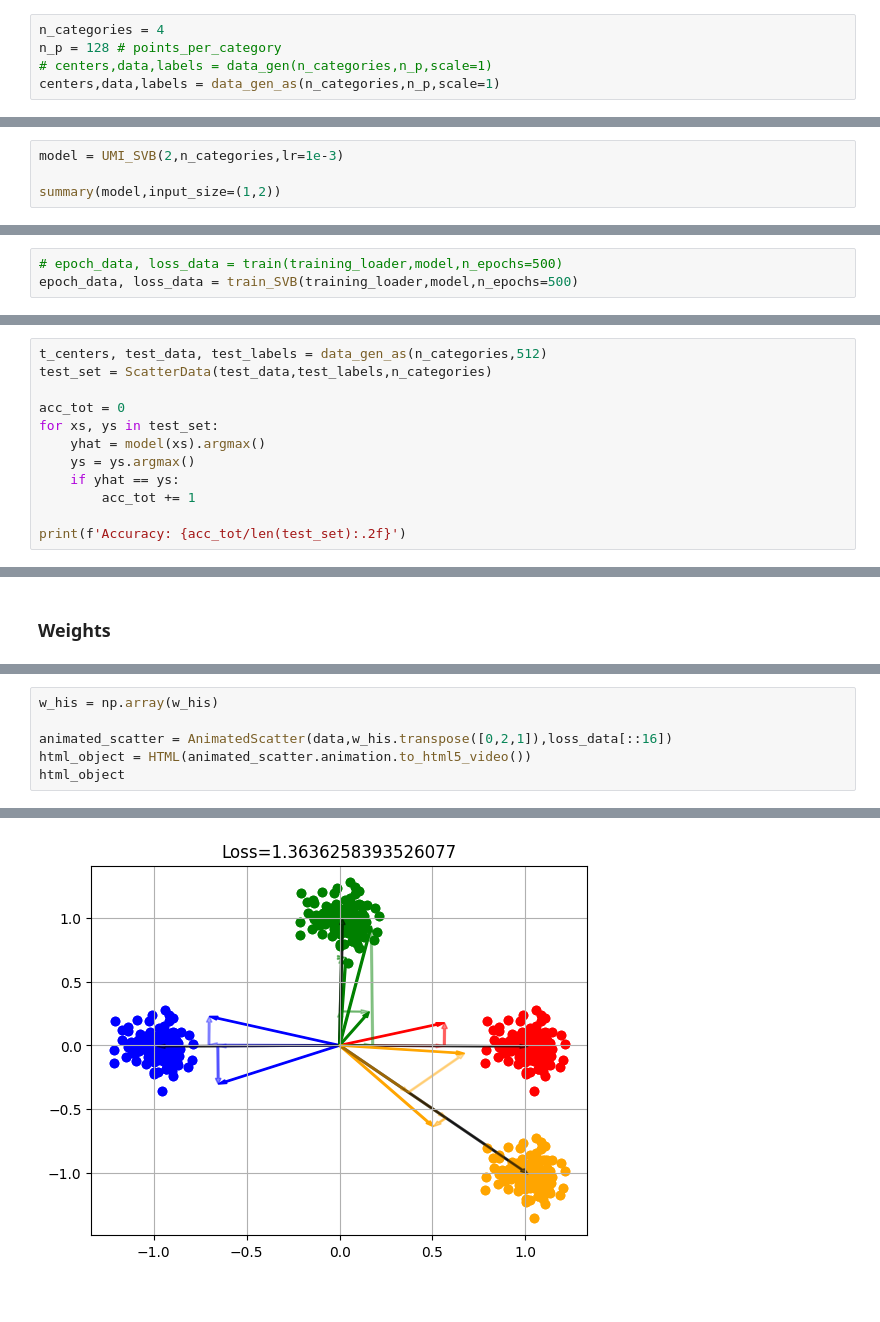
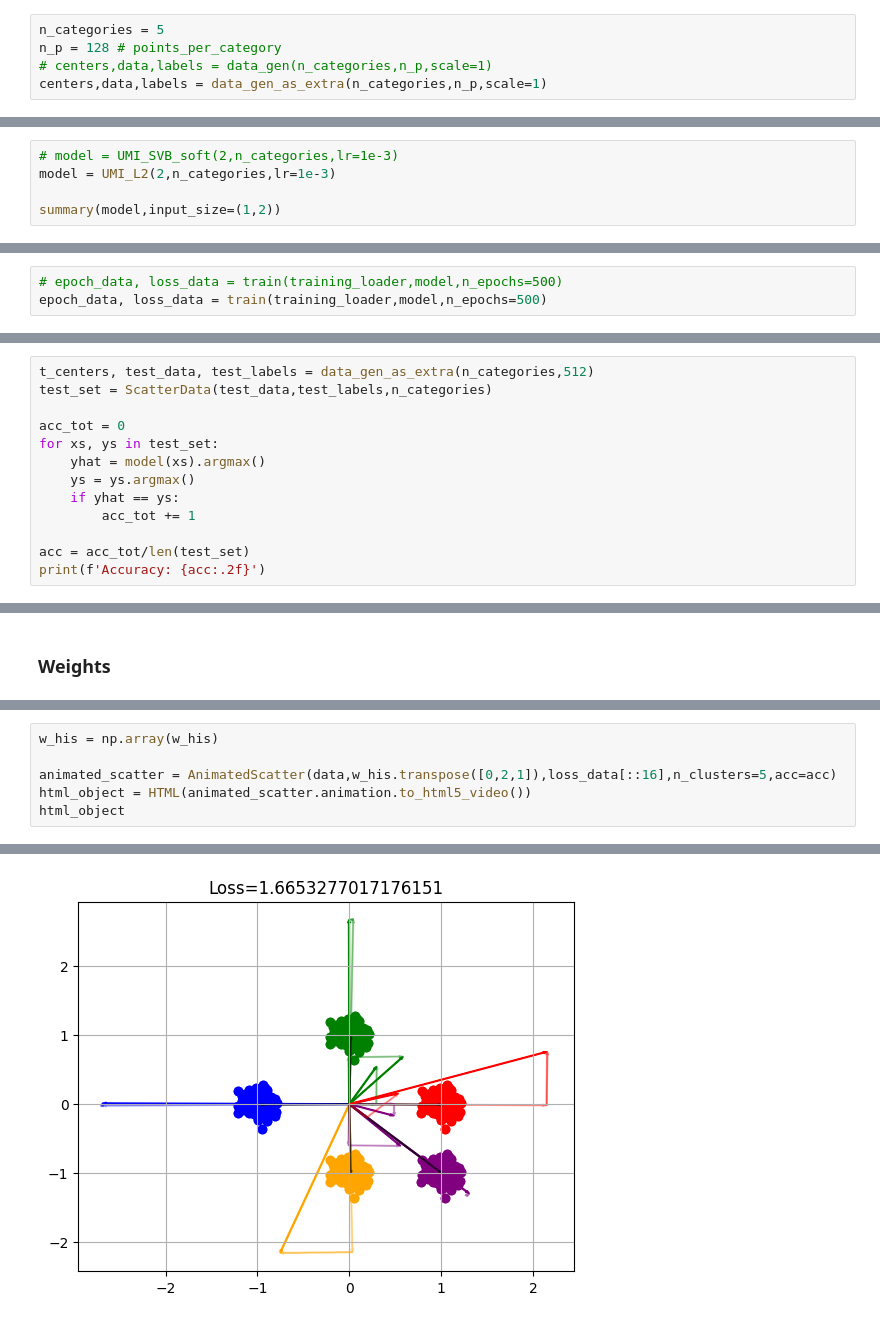
Before and after one commit to Dalsaetra/unitary_memory_indexing_recreated, a Jupyter notebook: notebooks/main.ipynb, the cells around one changed output, grey strips where cells are left out. Saved outputs shown, nothing was run; the diff lists cells and outputs as text.

Commit message:
Added 5 cluster asymmetric testing

```diff
--- a/notebooks/main.ipynb
+++ b/notebooks/main.ipynb
@@ -64,5 +90,5 @@ def data_gen_as(n_cat,n_p,scale=1):
 # %%
-n_categories = 4
+n_categories = 5
 n_p = 128 # points_per_category
 # centers,data,labels = data_gen(n_categories,n_p,scale=1)
-centers,data,labels = data_gen_as(n_categories,n_p,scale=1)
+centers,data,labels = data_gen_as_extra(n_categories,n_p,scale=1)
@@ -105,7 +135,8 @@ training_loader = torch.utils.data.DataLoader(training_data, batch_size=BATCH_SI
 # %% [markdown]
 ### Create model
 # %%
-model = UMI_SVB(2,n_categories,lr=1e-3)
+# model = UMI_SVB_soft(2,n_categories,lr=1e-3)
+model = UMI_L2(2,n_categories,lr=1e-3)
 
 summary(model,input_size=(1,2))
 # %% [output]
@@ -160,7 +191,7 @@ def train_SVB(loader,model,n_epochs=5):
     return np.array(epochs), np.array(losses)
 # %%
 # epoch_data, loss_data = train(training_loader,model,n_epochs=500)
-epoch_data, loss_data = train_SVB(training_loader,model,n_epochs=500)
+epoch_data, loss_data = train(training_loader,model,n_epochs=500)
 # %% [markdown]
 ### Training results visualization
 # %%
@@ -174,7 +205,7 @@ plt.plot(epoch_data_avgd,loss_data_avgd)
 # %% [markdown]
 ### Testing
 # %%
-t_centers, test_data, test_labels = data_gen_as(n_categories,512)
+t_centers, test_data, test_labels = data_gen_as_extra(n_categories,512)
 test_set = ScatterData(test_data,test_labels,n_categories)
 
 acc_tot = 0
@@ -184,5 +215,6 @@ for xs, ys in test_set:
     if yhat == ys:
         acc_tot += 1
 
-print(f'Accuracy: {acc_tot/len(test_set):.2f}')
+acc = acc_tot/len(test_set)
+print(f'Accuracy: {acc:.2f}')
 # %% [output]
@@ -210,9 +242,9 @@ plt.grid()
 # %%
 w_his = np.array(w_his)
 
-animated_scatter = AnimatedScatter(data,w_his.transpose([0,2,1]),loss_data[::16])
+animated_scatter = AnimatedScatter(data,w_his.transpose([0,2,1]),loss_data[::16],n_clusters=5,acc=acc)
 html_object = HTML(animated_scatter.animation.to_html5_video())
 html_object
 # %% [output]
 [interactive output not drawn]
-[figure, old version]
+[figure, new version]
```
Also changed, not shown: parts of 8 cells of this notebook.
